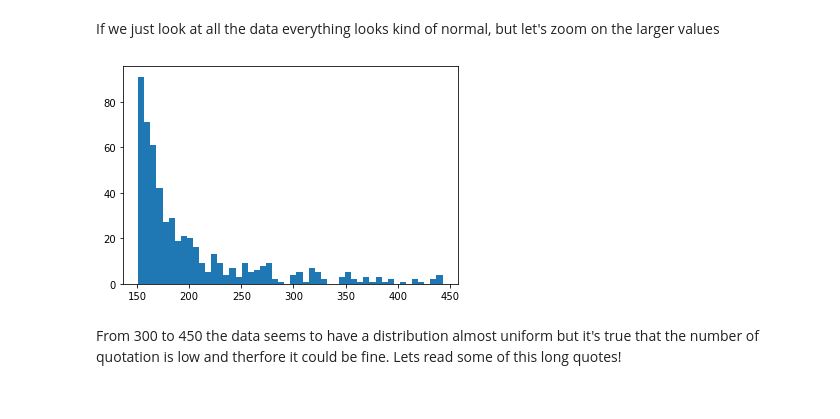
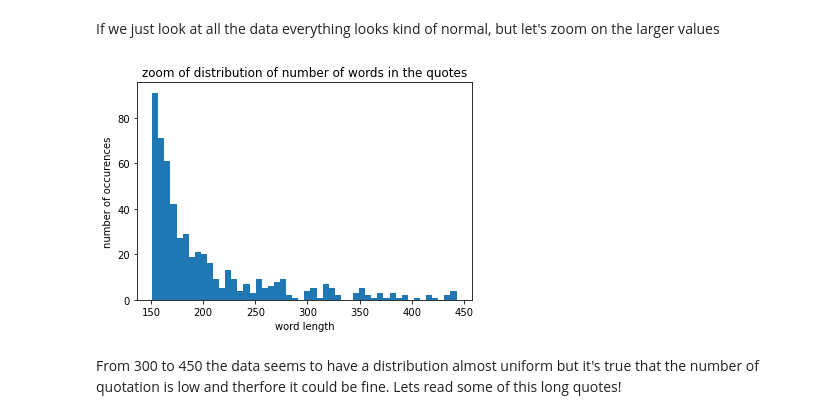
Before and after one commit to epfl-ada/ada-2021-project-mmng, a Jupyter notebook: final_notebook.ipynb, the cells around one changed output. Cells and saved outputs as stored; diff of their text form; code cells hidden in the pictures.

```diff
--- a/final_notebook.ipynb
+++ b/final_notebook.ipynb
@@ -76,17 +77,20 @@ If we just look at all the data everything looks kind of normal, but let's zoom
 # %%
 path_to_file = fixpath(QUOTES_2020_PARTY_LABELED_PATH)
 lista = []
 with bz2.open(path_to_file, 'rb') as s_file:
       for instance in s_file:
             instance = json.loads(instance)
             text = instance['quotation']
             if len(text.split()) > 150:
                 lista.append(len(text.split()))
 
 plt.hist(lista, bins = 50)
+plt.xlabel('word length')
+plt.ylabel('number of occurences')
+plt.title('zoom of distribution of number of words in the quotes')
 plt.show()
 # %% [output]
-[figure, old version]
+[figure, new version]
 # %% [markdown]
 From 300 to 450 the data seems to have a distribution almost uniform but it's true that the number of quotation is low and therfore it could be fine. Lets read some of this long quotes!
 # %%
```
Also changed, not shown: parts of 30 cells of this notebook.
